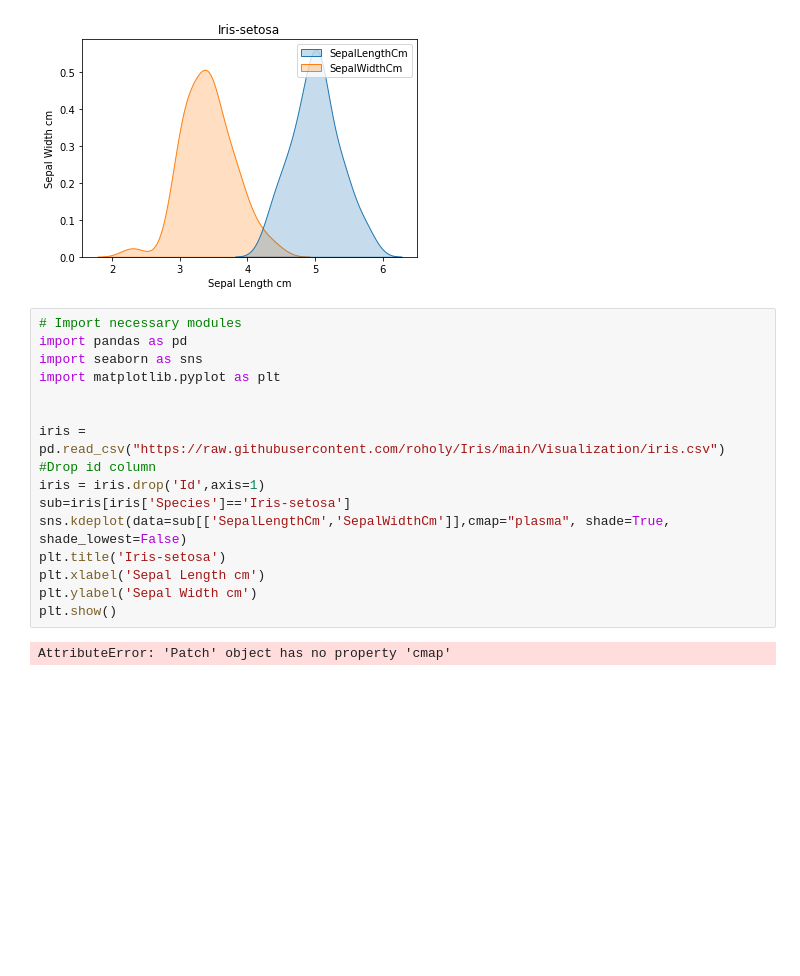
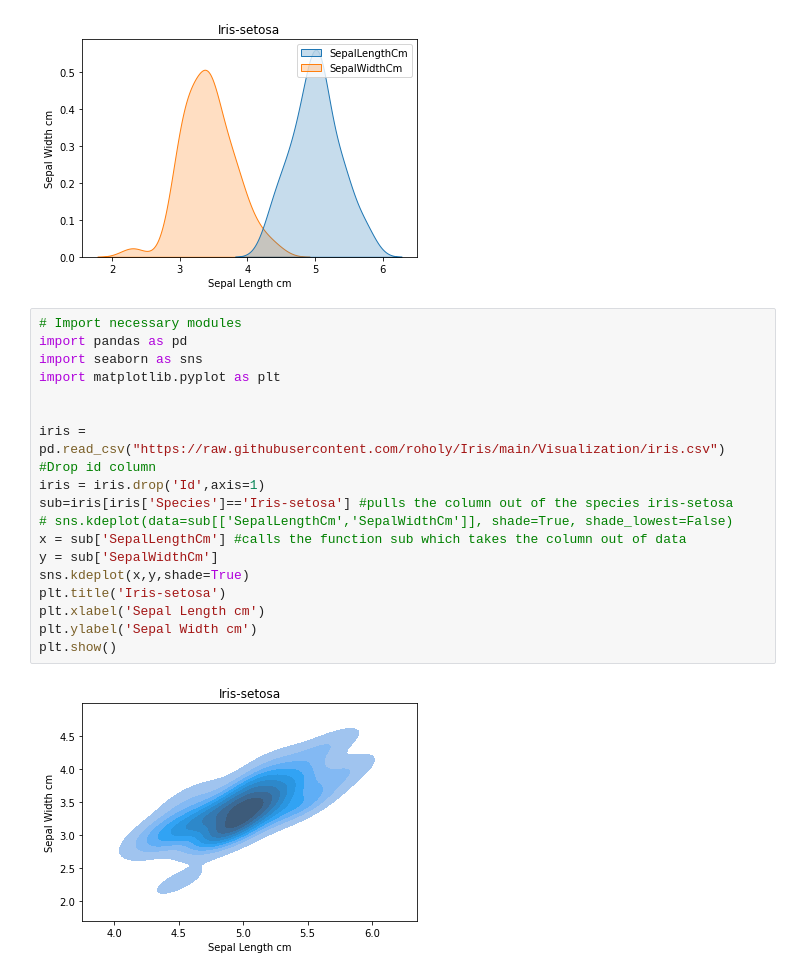
Before and after one commit to roholy/Iris, a Jupyter notebook: Visualization/14-KDE.ipynb, the cells around one changed output. Cells and saved outputs as stored; diff of their text form; blank space fills up the shorter version.

```diff
--- a/Visualization/14-KDE.ipynb
+++ b/Visualization/14-KDE.ipynb
@@ -31,18 +31,21 @@ plt.show()
 # %%
 # Import necessary modules
 import pandas as pd
 import seaborn as sns
 import matplotlib.pyplot as plt
 
 
 iris = pd.read_csv("https://raw.githubusercontent.com/roholy/Iris/main/Visualization/iris.csv")
 #Drop id column
 iris = iris.drop('Id',axis=1)
-sub=iris[iris['Species']=='Iris-setosa']
-sns.kdeplot(data=sub[['SepalLengthCm','SepalWidthCm']],cmap="plasma", shade=True, shade_lowest=False)
+sub=iris[iris['Species']=='Iris-setosa'] #pulls the column out of the species iris-setosa
+# sns.kdeplot(data=sub[['SepalLengthCm','SepalWidthCm']], shade=True, shade_lowest=False)
+x = sub['SepalLengthCm'] #calls the function sub which takes the column out of data
+y = sub['SepalWidthCm']
+sns.kdeplot(x,y,shade=True)
 plt.title('Iris-setosa')
 plt.xlabel('Sepal Length cm')
 plt.ylabel('Sepal Width cm')
 plt.show()
 # %% [output]
-AttributeError: 'Patch' object has no property 'cmap'
+[figure, added]
```
Also changed, not shown: 1 other file.
